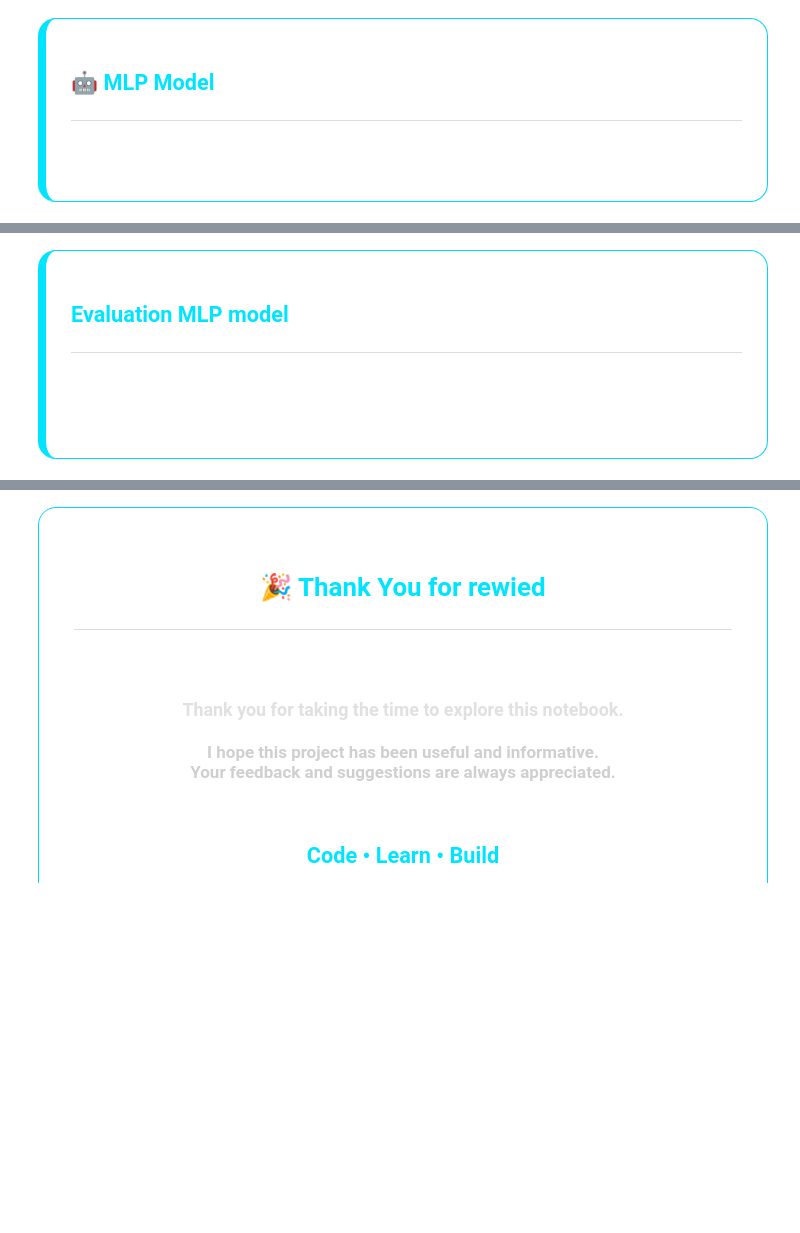
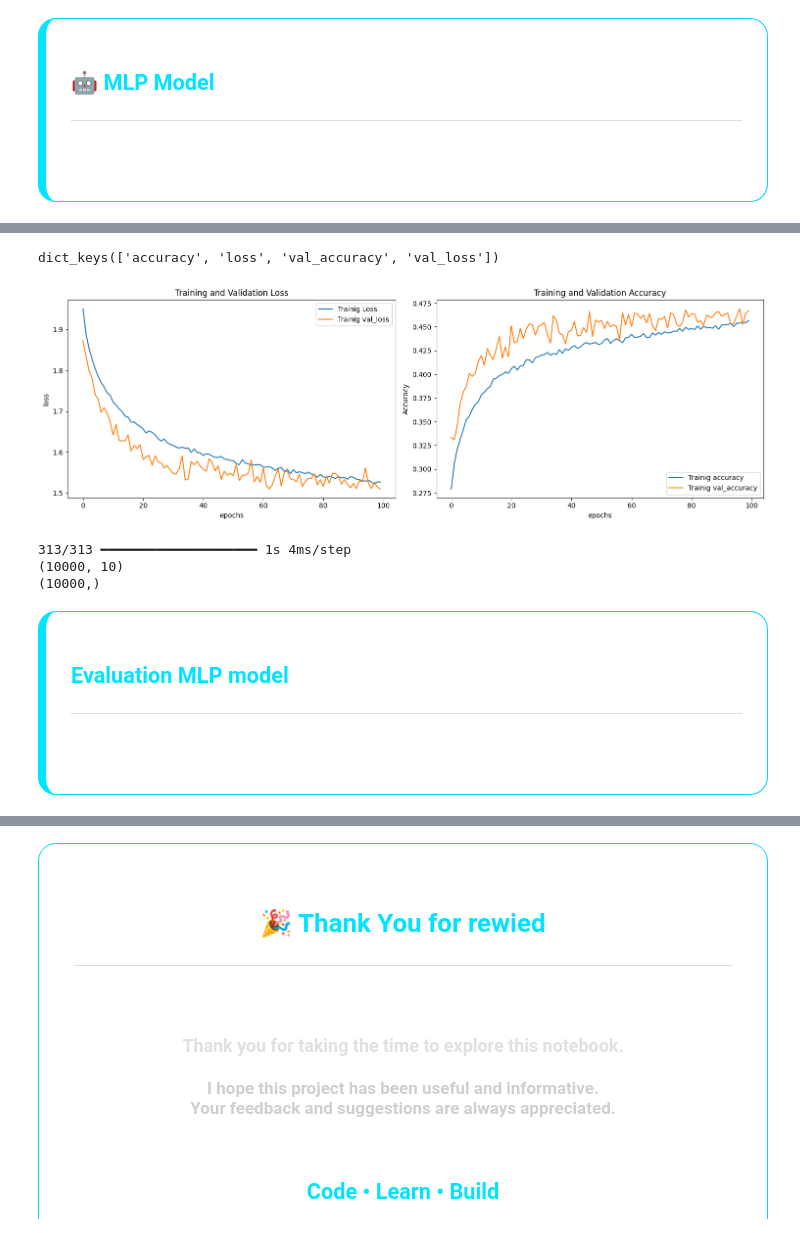
Before and after one commit to isapour0/First-Repository, a Jupyter notebook: CIFAR-10.ipynb, the cells around one changed output, grey strips where cells are left out. Cells and saved outputs as stored; diff of their text form; code cells hidden in the pictures; blank space fills up the shorter version.

```diff
--- a/CIFAR-10.ipynb
+++ b/CIFAR-10.ipynb
@@ -185,0 +330,7 @@ font-family:Segoe UI;
+# %%
+
+y_train = to_categorical(y_train, num_classes=10)
+y_test = to_categorical(y_test, num_classes=10)
+
+print ('y_train shape: ', y_train.shape)
+print ('y_test shape : ', y_test.shape)
@@ -204,0 +395,18 @@ font-family:Segoe UI;
+# %%
+# compile the model
+
+opitimizer = Adam(0.001)
+model.compile(
+    optimizer=opitimizer,
+    loss='categorical_crossentropy',
+    metrics=['accuracy'],
+)
+# %%
+# Training the model with dataset CIFAR-10
+history = model.fit(
+    X_train_flat, y_train,
+    validation_split=0.1,
+    epochs=100,
+    batch_size=128,
+    verbose=1
+)
@@ -205,3 +441,38 @@ font-family:Segoe UI;
+# %%
+history.history.keys()
+# %% [output]
+dict_keys(['accuracy', 'loss', 'val_accuracy', 'val_loss'])
+# %%
+fig, axes = plt.subplots(1, 2, figsize=(15, 5))
+
+axes[0].plot(history.history['loss'], label='Trainig Loss')
+axes[0].plot(history.history['val_loss'], label='Trainig val_loss')
+axes[0].set_title('Training and Validation Loss')
+axes[0].set_xlabel('epochs')
+axes[0].set_ylabel('loss')
+axes[0].legend()
+
+axes[1].plot(history.history['accuracy'], label='Trainig accuracy')
+axes[1].plot(history.history['val_accuracy'], label='Trainig val_accuracy')
+axes[1].set_title('Training and Validation Accuracy')
+axes[1].set_xlabel('epochs')
+axes[1].set_ylabel('Accuracy')
+axes[1].legend()
+
+plt.tight_layout()
+plt.show()
+# %% [output]
+[figure, added]
+# %%
+yhat = model.predict(X_test_flat)
+yhat_classes = np.argmax(yhat, axis=1)
+
+print (yhat.shape)
+print (yhat_classes.shape)
+# %% [output]
+313/313 ━━━━━━━━━━━━━━━━━━━━ 1s 4ms/step
+(10000, 10)
+(10000,)
 # %% [markdown]
 <div style="
 background:linear-gradient(135deg,#08131f,#0d1b2a,#132238);
@@ -216,7 +487,6 @@ font-family:Segoe UI;
 <h2 style="color:#00E5FF;">Evaluation MLP model</h2>
 <hr style="border:1px solid #8A2BE2;opacity:.4;">
 <ul>
-<li>Evaluation of models</li>
-<li>Evaluation of models after and before HyperParameters</li>
+<li></li>
 </ul>
 </div>
```
Also changed, not shown: parts of 22 cells of this notebook.
